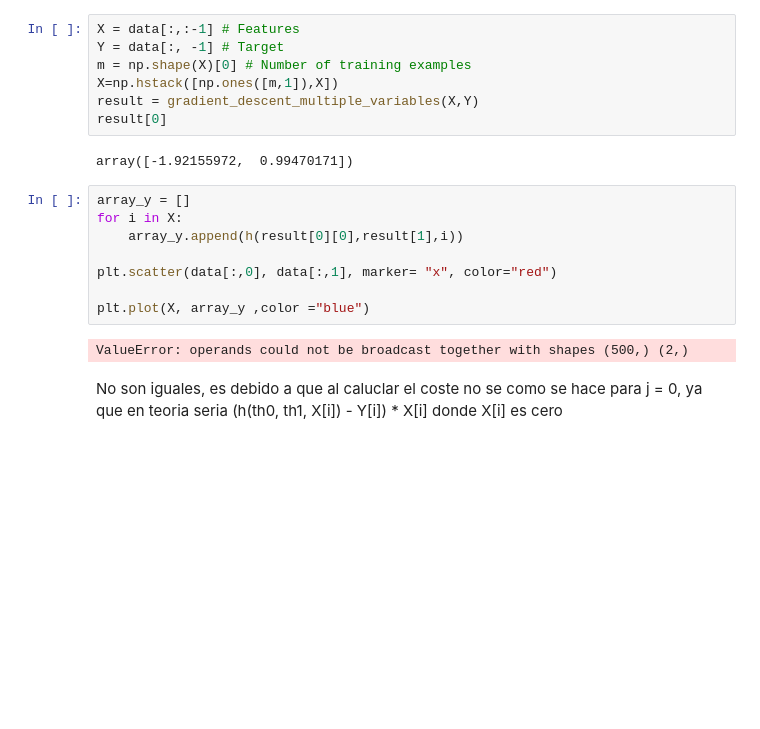
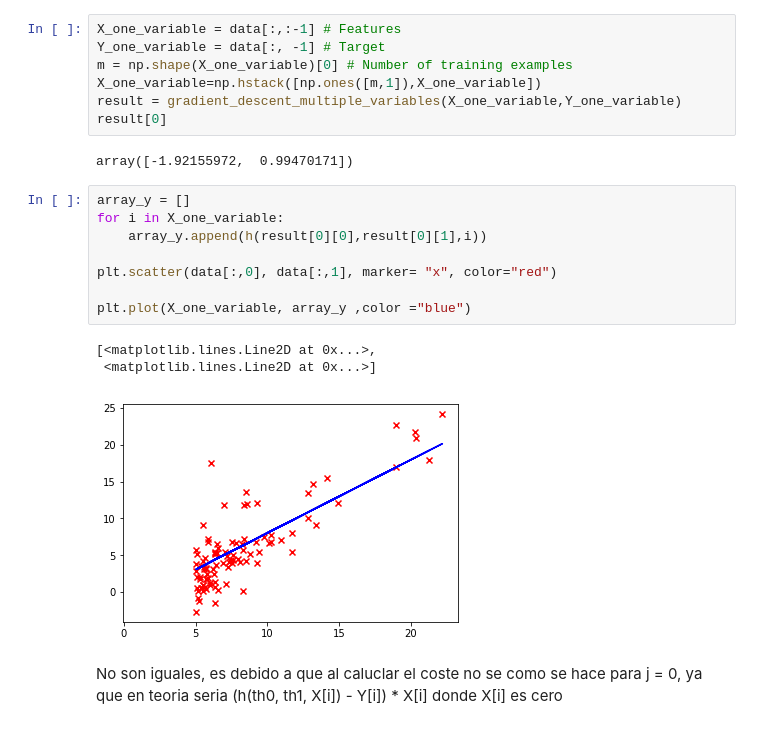
Before and after one commit to manumonforte/AA, a Jupyter notebook: Practice1/Practice1.ipynb, the cells around one changed output. Drawn from its saved outputs; the diff is of its cells as text; blank space fills up the shorter version.

```diff
--- a/Practice1/Practice1.ipynb
+++ b/Practice1/Practice1.ipynb
@@ -228,24 +228,26 @@ result
 # %% [markdown]
 ### Pintamos la de una variable con la formula genérica
 # %%
-X = data[:,:-1] # Features
-Y = data[:, -1] # Target
-m = np.shape(X)[0] # Number of training examples
-X=np.hstack([np.ones([m,1]),X])
-result = gradient_descent_multiple_variables(X,Y)
+X_one_variable = data[:,:-1] # Features
+Y_one_variable = data[:, -1] # Target
+m = np.shape(X_one_variable)[0] # Number of training examples
+X_one_variable=np.hstack([np.ones([m,1]),X_one_variable])
+result = gradient_descent_multiple_variables(X_one_variable,Y_one_variable)
 result[0]
 # %% [output]
 array([-1.92155972,  0.99470171])
 # %%
 array_y = []
-for i in X:
-    array_y.append(h(result[0][0],result[1],i))
+for i in X_one_variable:
+    array_y.append(h(result[0][0],result[0][1],i))
 
 plt.scatter(data[:,0], data[:,1], marker= "x", color="red")
 
-plt.plot(X, array_y ,color ="blue")
+plt.plot(X_one_variable, array_y ,color ="blue")
 # %% [output]
-ValueError: operands could not be broadcast together with shapes (500,) (2,)
+[<matplotlib.lines.Line2D at 0x...>,
+ <matplotlib.lines.Line2D at 0x...>]
+[figure, added]
 # %% [markdown]
 No son iguales, es debido a que al caluclar el coste no se como se hace para j = 0, ya que en teoria seria (h(th0, th1, X[i]) - Y[i]) * X[i] donde X[i] es cero
 # %% [markdown]
```
Also changed, not shown: parts of 5 cells of this notebook, 1 other file.
